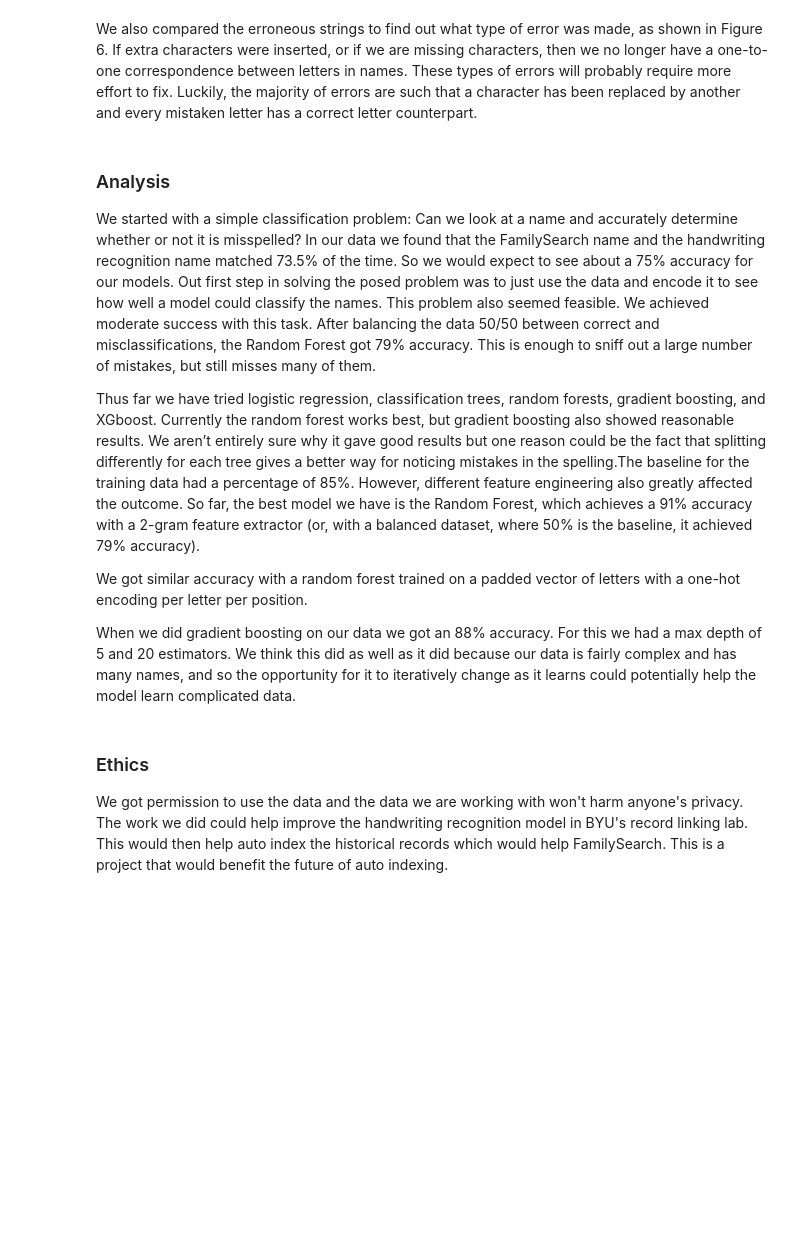
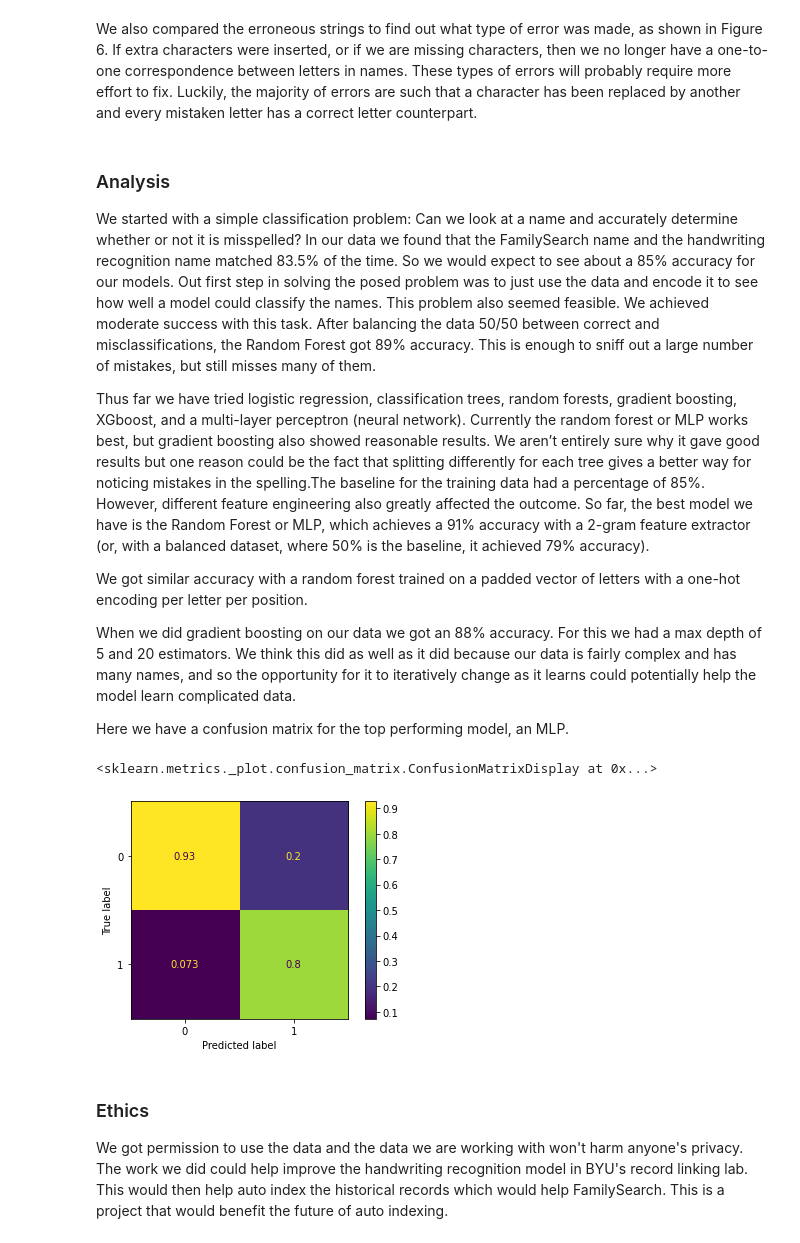
Before and after one commit to sophiarawlings/volume3project, a Jupyter notebook: Volume 3 Project.ipynb, the cells around one changed output. Cells and saved outputs as stored; diff of their text form; code cells hidden in the pictures; blank space fills up the shorter version.

Commit message:
confusion matrix

```diff
--- a/Volume 3 Project.ipynb
+++ b/Volume 3 Project.ipynb
@@ -53,14 +59,27 @@ In both of the graphs we observed that there are many extraneous characters in n
 We also compared the erroneous strings to find out what type of error was made, as shown in Figure 6. If extra characters were inserted, or if we are missing characters, then we no longer have a one-to-one correspondence between letters in names. These types of errors will probably require more effort to fix. Luckily, the majority of errors are such that a character has been replaced by another and every mistaken letter has a correct letter counterpart.
 # %% [markdown]
 ### Analysis
-We started with a simple classification problem: Can we look at a name and accurately determine whether or not it is misspelled? In our data we found that the FamilySearch name and the handwriting recognition name matched 73.5\% of the time. So we would expect to see about a 75\% accuracy for our models. Out first step in solving the posed problem was to just use the data and encode it to see how well a model could classify the names. This problem also seemed feasible. We achieved moderate success with this task. After balancing the data 50/50 between correct and misclassifications, the Random Forest got 79\% accuracy. This is enough to sniff out a large number of mistakes, but still misses many of them.
+We started with a simple classification problem: Can we look at a name and accurately determine whether or not it is misspelled? In our data we found that the FamilySearch name and the handwriting recognition name matched 83.5\% of the time. So we would expect to see about a 85\% accuracy for our models. Out first step in solving the posed problem was to just use the data and encode it to see how well a model could classify the names. This problem also seemed feasible. We achieved moderate success with this task. After balancing the data 50/50 between correct and misclassifications, the Random Forest got 89\% accuracy. This is enough to sniff out a large number of mistakes, but still misses many of them.
 
-Thus far we have tried logistic regression, classification trees, random forests, gradient boosting, and XGboost.
-Currently the random forest works best, but gradient boosting also showed reasonable results. We aren’t entirely sure why it gave good results but one reason could be the fact that splitting differently for each tree gives a better way for noticing mistakes in the spelling.The baseline for the training data had a percentage of 85\%. However, different feature engineering also greatly affected the outcome. So far, the best model we have is the Random Forest, which achieves a 91\% accuracy with a 2-gram feature extractor (or, with a balanced dataset, where 50\% is the baseline, it achieved 79\% accuracy).
+Thus far we have tried logistic regression, classification trees, random forests, gradient boosting, XGboost, and a multi-layer perceptron (neural network).
+Currently the random forest or MLP works best, but gradient boosting also showed reasonable results. We aren’t entirely sure why it gave good results but one reason could be the fact that splitting differently for each tree gives a better way for noticing mistakes in the spelling.The baseline for the training data had a percentage of 85\%. However, different feature engineering also greatly affected the outcome. So far, the best model we have is the Random Forest or MLP, which achieves a 91\% accuracy with a 2-gram feature extractor (or, with a balanced dataset, where 50\% is the baseline, it achieved 79\% accuracy).
 
 We got similar accuracy with a random forest trained on a padded vector of letters with a one-hot encoding per letter per position.
 
 When we did gradient boosting on our data we got an 88\% accuracy. For this we had a max depth of 5 and 20 estimators. We think this did as well as it did because our data is fairly complex and has many names, and so the opportunity for it to iteratively change as it learns could potentially help the model learn complicated data.
+
+Here we have a confusion matrix for the top performing model, an MLP.
+# %%
+import numpy as np
+from sklearn.metrics import confusion_matrix, ConfusionMatrixDisplay
+y_test = np.load('y_test.npy')
+y_pred = np.load('y_pred.npy')
+conf = confusion_matrix(y_test, y_pred)
+conf = conf * 1/conf.sum(axis=0)
+ConfusionMatrixDisplay(conf).plot()
+# %% [output]
+<sklearn.metrics._plot.confusion_matrix.ConfusionMatrixDisplay at 0x...>
+[figure, added]
 # %% [markdown]
 ### Ethics
 We got permission to use the data and the data we are working with won't harm anyone's privacy. The work we did could help improve the handwriting recognition model in BYU's record linking lab. This would then help auto index the historical records which would help FamilySearch. This is a project that would benefit the future of auto indexing.
```
Also changed, not shown: parts of 1 cell of this notebook, 2 other files.
